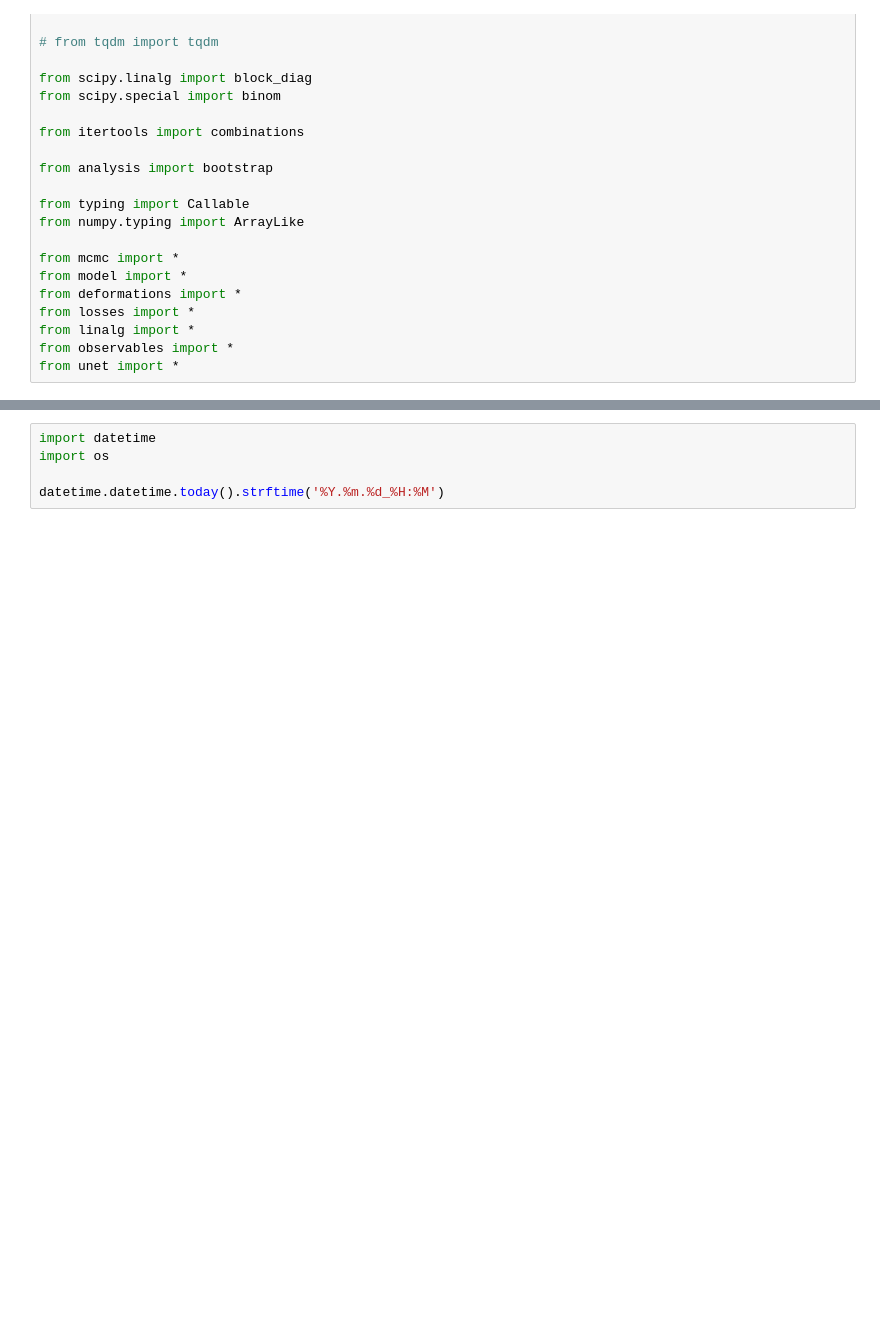
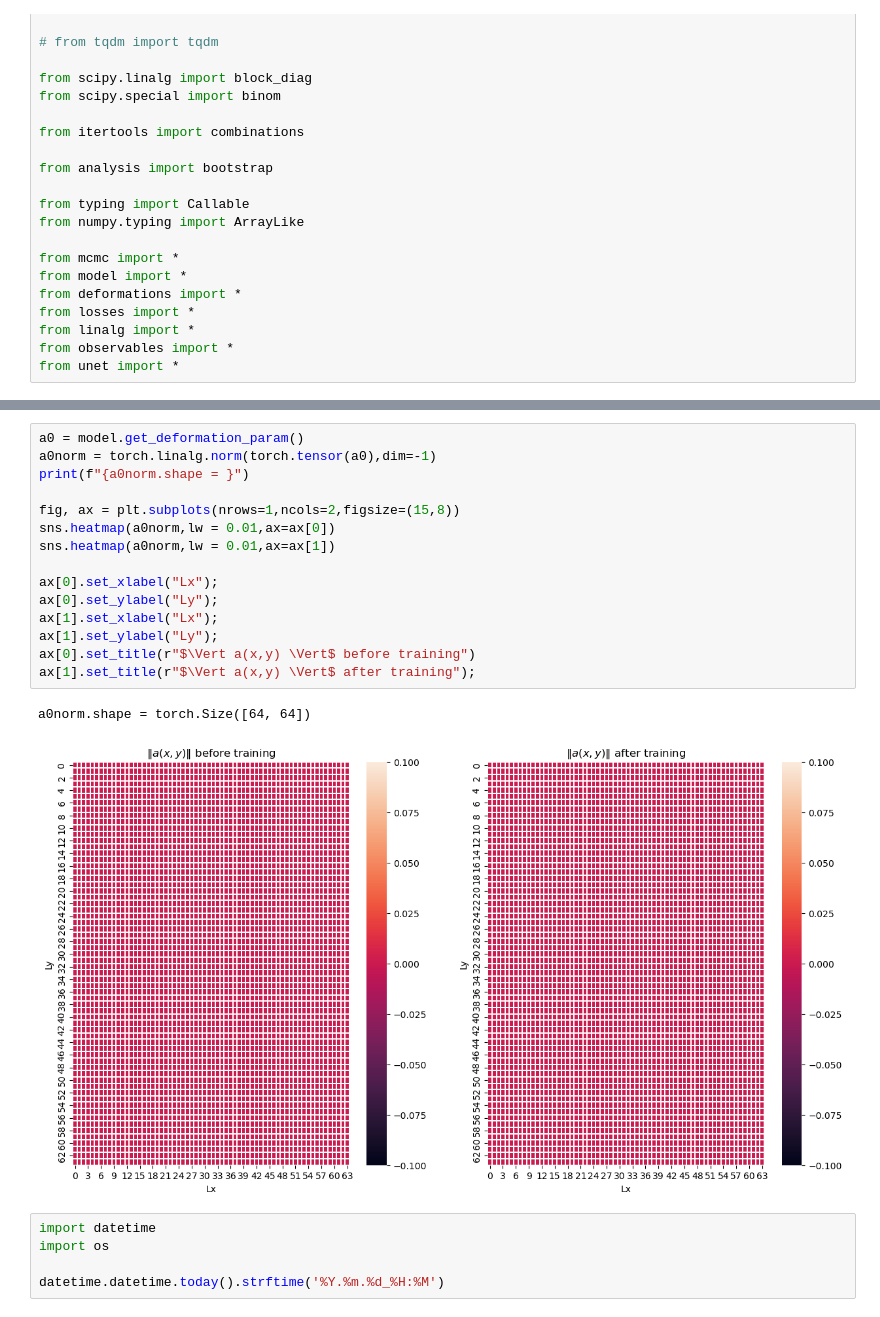
Before and after one commit to dHuberYoumans/CPNStN, a Jupyter notebook: scrapbook.ipynb, the cells around one changed output, grey strips where cells are left out. Cells and saved outputs as stored; diff of their text form; blank space fills up the shorter version.

Commit message:
correction plots

```diff
--- a/scrapbook.ipynb
+++ b/scrapbook.ipynb
@@ -2074,3 +2120,21 @@ from unet import *
+# %%
+a0 = model.get_deformation_param()
+a0norm = torch.linalg.norm(torch.tensor(a0),dim=-1)
+print(f"{a0norm.shape = }")
+
+fig, ax = plt.subplots(nrows=1,ncols=2,figsize=(15,8))
+sns.heatmap(a0norm,lw = 0.01,ax=ax[0])
+sns.heatmap(a0norm,lw = 0.01,ax=ax[1])
+
+ax[0].set_xlabel("Lx");
+ax[0].set_ylabel("Ly");
+ax[1].set_xlabel("Lx");
+ax[1].set_ylabel("Ly");
+ax[0].set_title(r"$\Vert a(x,y) \Vert$ before training")
+ax[1].set_title(r"$\Vert a(x,y) \Vert$ after training");
+# %% [output]
+a0norm.shape = torch.Size([64, 64])
+[figure, added]
 # %%
 import datetime
 import os
```
Also changed, not shown: parts of 4 cells of this notebook, 6 other files.
